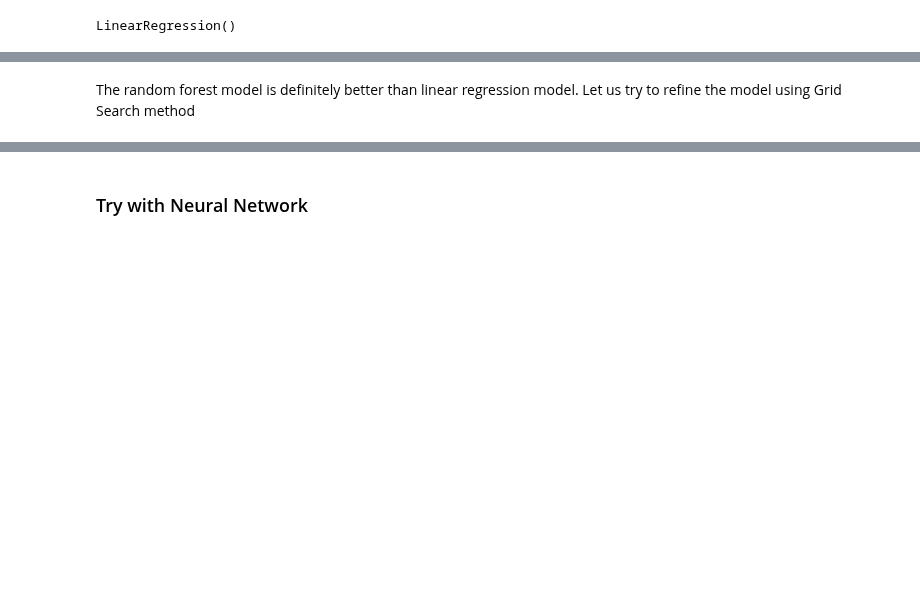
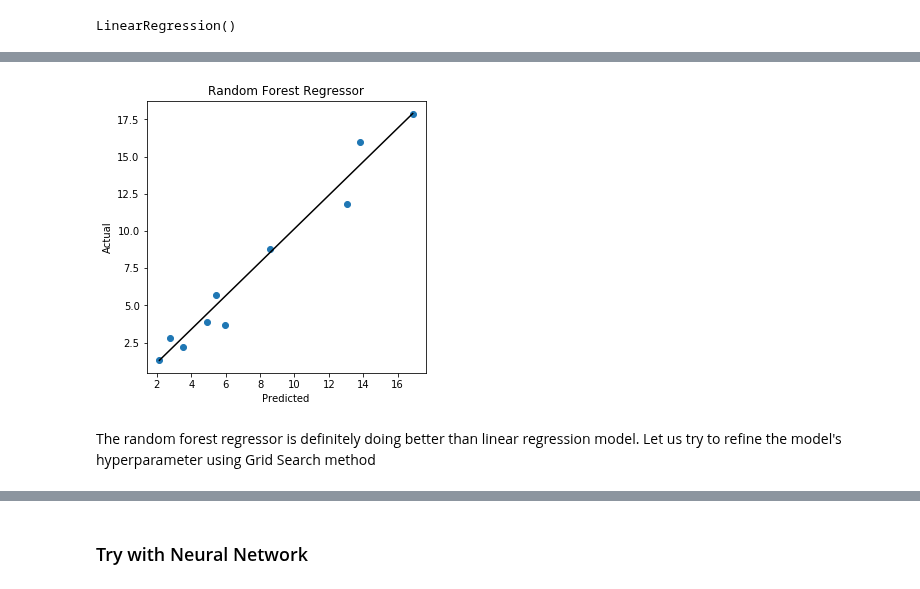
Before and after one commit to aniket-ak/Machine-Learning-CASP-Dataset, a Jupyter notebook: CASP_Exploring_Design_Space_with_pipelines.ipynb, the cells around one changed output, grey strips where cells are left out. Saved outputs shown, nothing was run; the diff lists cells and outputs as text; code cells hidden in the pictures; blank space fills up the shorter version.

```diff
--- a/CASP_Exploring_Design_Space_with_pipelines.ipynb
+++ b/CASP_Exploring_Design_Space_with_pipelines.ipynb
@@ -246,5 +264,9 @@ display_scores(np.sqrt(-scores))
+# %%
+plot_results(X_selected, y_selected, forest_reg, "Random Forest Regressor")
+# %% [output]
+[figure, added]
 # %% [markdown]
-The random forest model is definitely better than linear regression model. Let us try to refine the model using Grid Search method
+The random forest regressor is definitely doing better than linear regression model. Let us try to refine the model's hyperparameter using Grid Search method
 # %%
 from sklearn.model_selection import GridSearchCV
 
```
Also changed, not shown: parts of 14 cells of this notebook.
